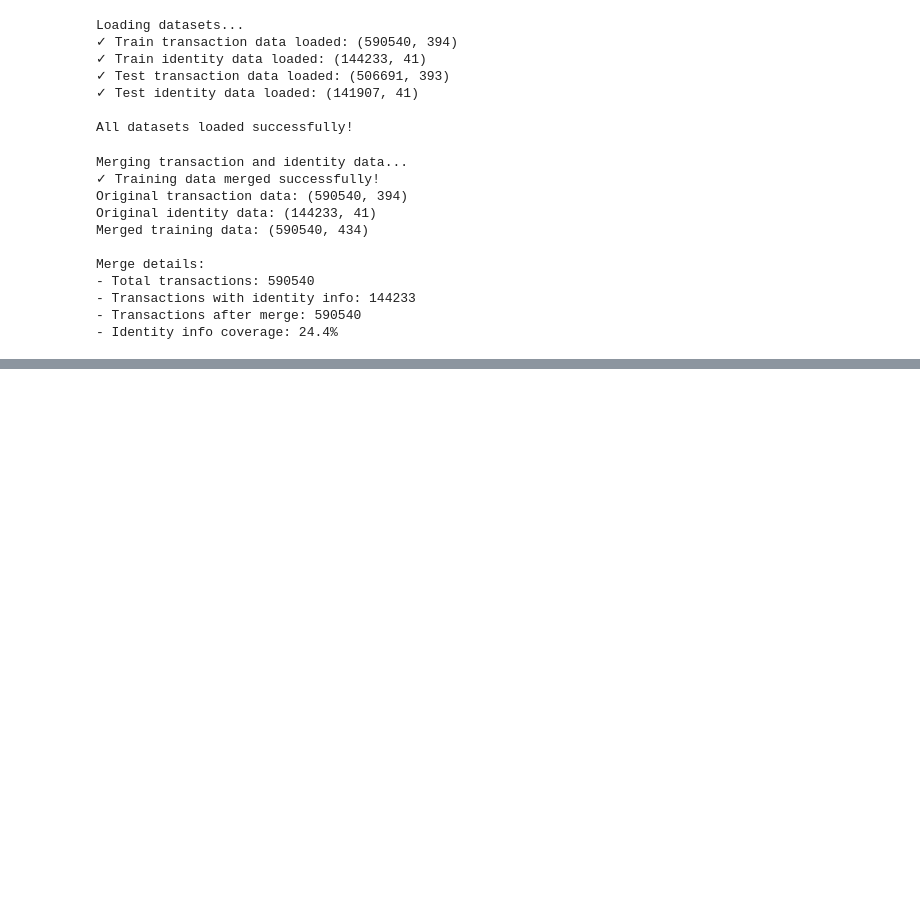
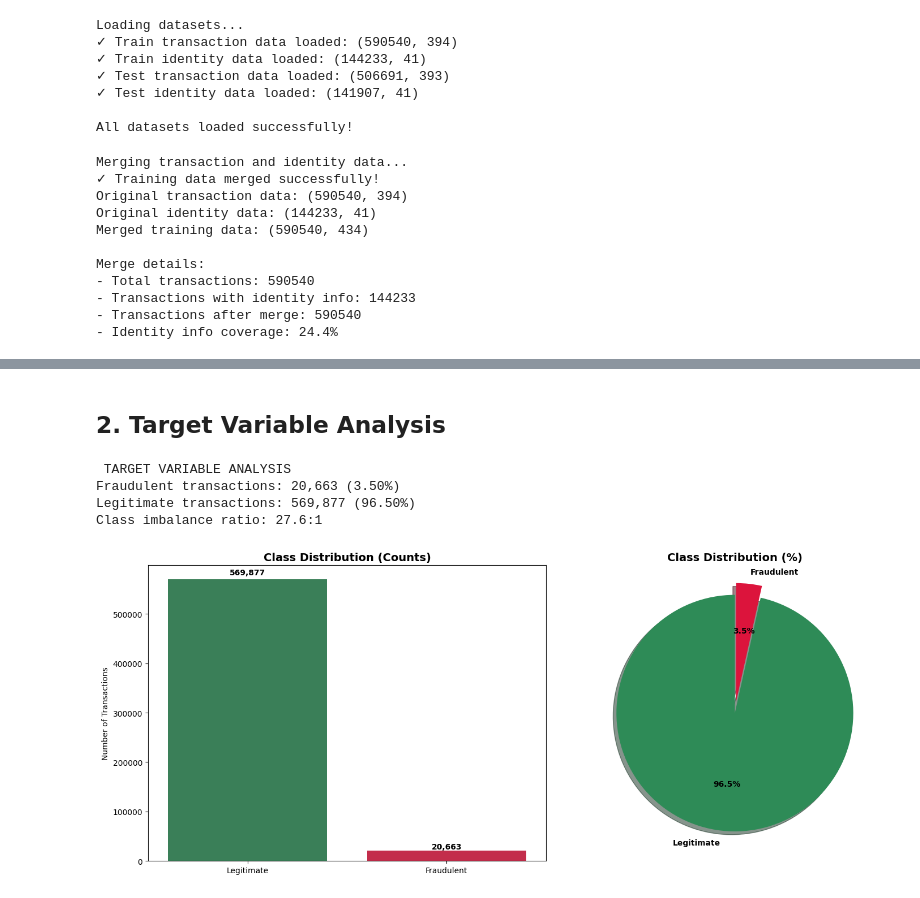
Before and after one commit to TumainiC/fraud_detection, a Jupyter notebook: notebooks/01_fraud_detection_eda.ipynb, the cells around one changed output, grey strips where cells are left out. Drawn from its saved outputs; the diff is of its cells as text; code cells hidden in the pictures; blank space fills up the shorter version.

```diff
--- a/notebooks/01_fraud_detection_eda.ipynb
+++ b/notebooks/01_fraud_detection_eda.ipynb
@@ -138,0 +244,50 @@ print(f"   Legitimate transactions: {len(df_train) - fraud_count:,} ({100-fraud_
+# %% [markdown]
+## 2. Target Variable Analysis
+# %%
+# Analyze target variable distribution
+print(" TARGET VARIABLE ANALYSIS")
+
+# Simple value counts and basic stats
+fraud_count = df_train['isFraud'].sum()
+total_count = len(df_train)
+fraud_rate = fraud_count / total_count * 100
+
+print(f"Fraudulent transactions: {fraud_count:,} ({fraud_rate:.2f}%)")
+print(f"Legitimate transactions: {total_count - fraud_count:,} ({100-fraud_rate:.2f}%)")
+print(f"Class imbalance ratio: {(total_count - fraud_count) / fraud_count:.1f}:1")
+# %% [output]
+ TARGET VARIABLE ANALYSIS
+Fraudulent transactions: 20,663 (3.50%)
+Legitimate transactions: 569,877 (96.50%)
+Class imbalance ratio: 27.6:1
+# %%
+# Visualize target variable distribution
+fig, (ax1, ax2) = plt.subplots(1, 2, figsize=(15, 6))
+
+# Simple value counts for plotting
+value_counts = df_train['isFraud'].value_counts().sort_index()
+labels = ['Legitimate', 'Fraudulent']
+colors = ['#2E8B57', '#DC143C']
+
+# Bar plot
+bars = sns.barplot(x=labels, y=value_counts.values, palette=colors, ax=ax1)
+ax1.set_title('Class Distribution (Counts)', fontsize=14, fontweight='bold')
+ax1.set_ylabel('Number of Transactions')
+
+# Add count labels on bars
+for i, bar in enumerate(bars.patches):
+    height = bar.get_height()
+    ax1.text(bar.get_x() + bar.get_width()/2., height + height*0.01,
+             f'{int(height):,}', ha='center', va='bottom', fontweight='bold')
+
+# Pie chart
+sizes = [value_counts[0], value_counts[1]]
+explode = (0, 0.1)  # Explode fraud slice
+ax2.pie(sizes, explode=explode, labels=labels, colors=colors, autopct='%1.1f%%',
+        shadow=True, startangle=90, textprops={'fontweight': 'bold'})
+ax2.set_title('Class Distribution (%)', fontsize=14, fontweight='bold')
+
+plt.tight_layout()
+plt.show()
+# %% [output]
+[figure, added]
```
Also changed, not shown: parts of 14 cells of this notebook.
